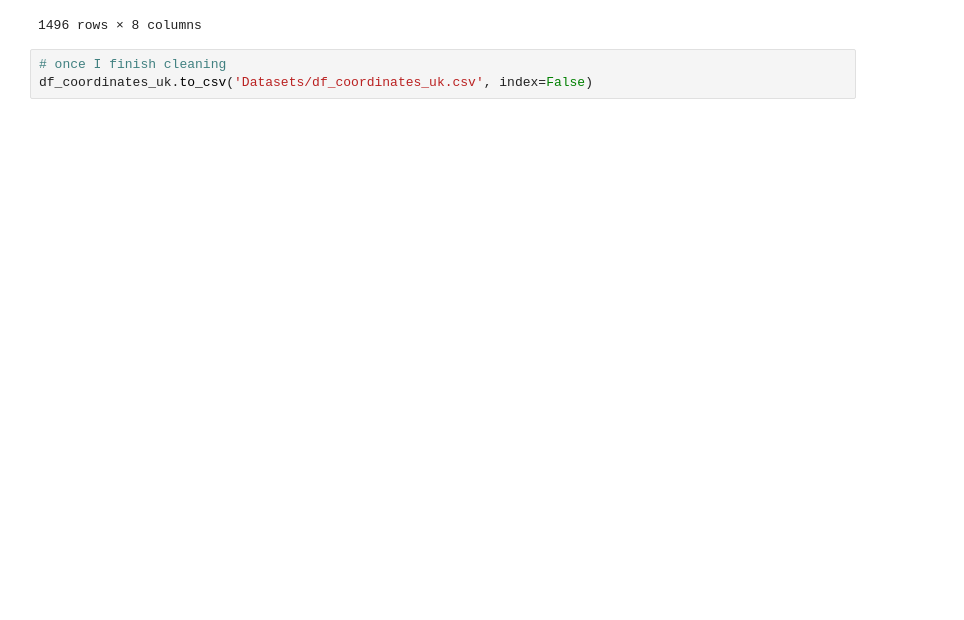
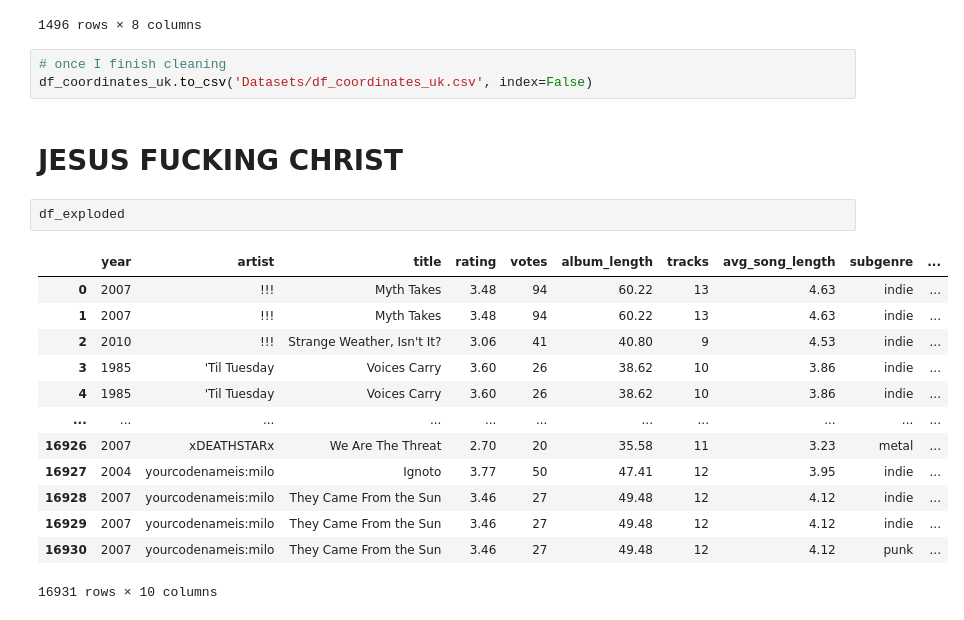
Before and after one commit to arnauog/what_the_rock, a Jupyter notebook: 4 geopy_origins.ipynb, the cells around one changed output. Saved outputs shown, nothing was run; the diff lists cells and outputs as text; blank space fills up the shorter version.

Commit message:
almost done, bandcamp artists first cleaning

```diff
--- a/4 geopy_origins.ipynb
+++ b/4 geopy_origins.ipynb
@@ -3212,3 +3216,21 @@ df_coordinates_uk
 # %%
 # once I finish cleaning
 df_coordinates_uk.to_csv('Datasets/df_coordinates_uk.csv', index=False)
+# %% [markdown]
+# **JESUS FUCKING CHRIST**
+# %%
+df_exploded
+# %% [output]
+|  | year | artist | title | rating | votes | album_length | tracks | avg_song_length | subgenre | ... |
+| 0 | 2007 | !!! | Myth Takes | 3.48 | 94 | 60.22 | 13 | 4.63 | indie | ... |
+| 1 | 2007 | !!! | Myth Takes | 3.48 | 94 | 60.22 | 13 | 4.63 | indie | ... |
+| 2 | 2010 | !!! | Strange Weather, Isn't It? | 3.06 | 41 | 40.80 | 9 | 4.53 | indie | ... |
+| 3 | 1985 | 'Til Tuesday | Voices Carry | 3.60 | 26 | 38.62 | 10 | 3.86 | indie | ... |
+| 4 | 1985 | 'Til Tuesday | Voices Carry | 3.60 | 26 | 38.62 | 10 | 3.86 | indie | ... |
+| ... | ... | ... | ... | ... | ... | ... | ... | ... | ... | ... |
+| 16926 | 2007 | xDEATHSTARx | We Are The Threat | 2.70 | 20 | 35.58 | 11 | 3.23 | metal | ... |
+| 16927 | 2004 | yourcodenameis:milo | Ignoto | 3.77 | 50 | 47.41 | 12 | 3.95 | indie | ... |
+| 16928 | 2007 | yourcodenameis:milo | They Came From the Sun | 3.46 | 27 | 49.48 | 12 | 4.12 | indie | ... |
+| 16929 | 2007 | yourcodenameis:milo | They Came From the Sun | 3.46 | 27 | 49.48 | 12 | 4.12 | indie | ... |
+| 16930 | 2007 | yourcodenameis:milo | They Came From the Sun | 3.46 | 27 | 49.48 | 12 | 4.12 | punk | ... |
+16931 rows × 10 columns
```
Also changed, not shown: parts of 8 cells of this notebook, 6 other files.
